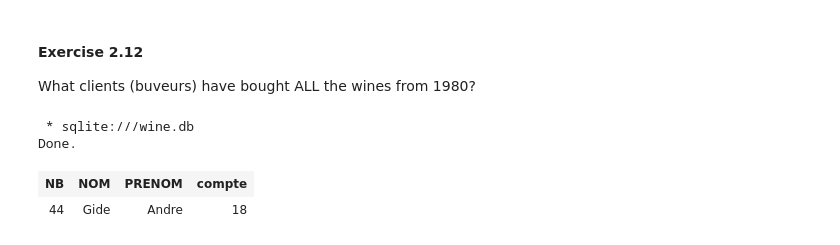
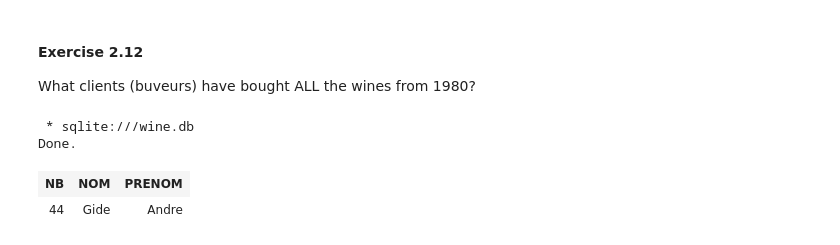
Before and after one commit to pfangue/INF725, a Jupyter notebook: TP2/DB-TP2_Parfait_FANGUE.ipynb, the cells around one changed output. Cells and saved outputs as stored; diff of their text form; code cells hidden in the pictures.

```diff
--- a/TP2/DB-TP2_Parfait_FANGUE.ipynb
+++ b/TP2/DB-TP2_Parfait_FANGUE.ipynb
@@ -693,17 +706,17 @@ Done.
 
 What clients (buveurs) have bought ALL the wines from 1980?
 # %%
-%%sql SELECT Client.NB, Client.NOM, Client.PRENOM, count(Vins.NV) as compte
+%%sql SELECT Client.NB, Client.NOM, Client.PRENOM
 FROM Client, Sales, Vins
 WHERE Client.NB = Sales.NB
 AND Sales.NV = Vins.NV
 AND Vins.MILL = 1980
 GROUP BY Client.NB
-HAVING compte = (SELECT count(NV)
+HAVING count(Vins.NV) = (SELECT count(NV)
 FROM Vins
 WHERE MILL = 1980)
 # %% [output]
  * sqlite:///wine.db
 Done.
-| NB | NOM | PRENOM | compte |
-| 44 | Gide | Andre | 18 |
+| NB | NOM | PRENOM |
+| 44 | Gide | Andre |
```
Also changed, not shown: parts of 14 cells of this notebook, 1 other file.
